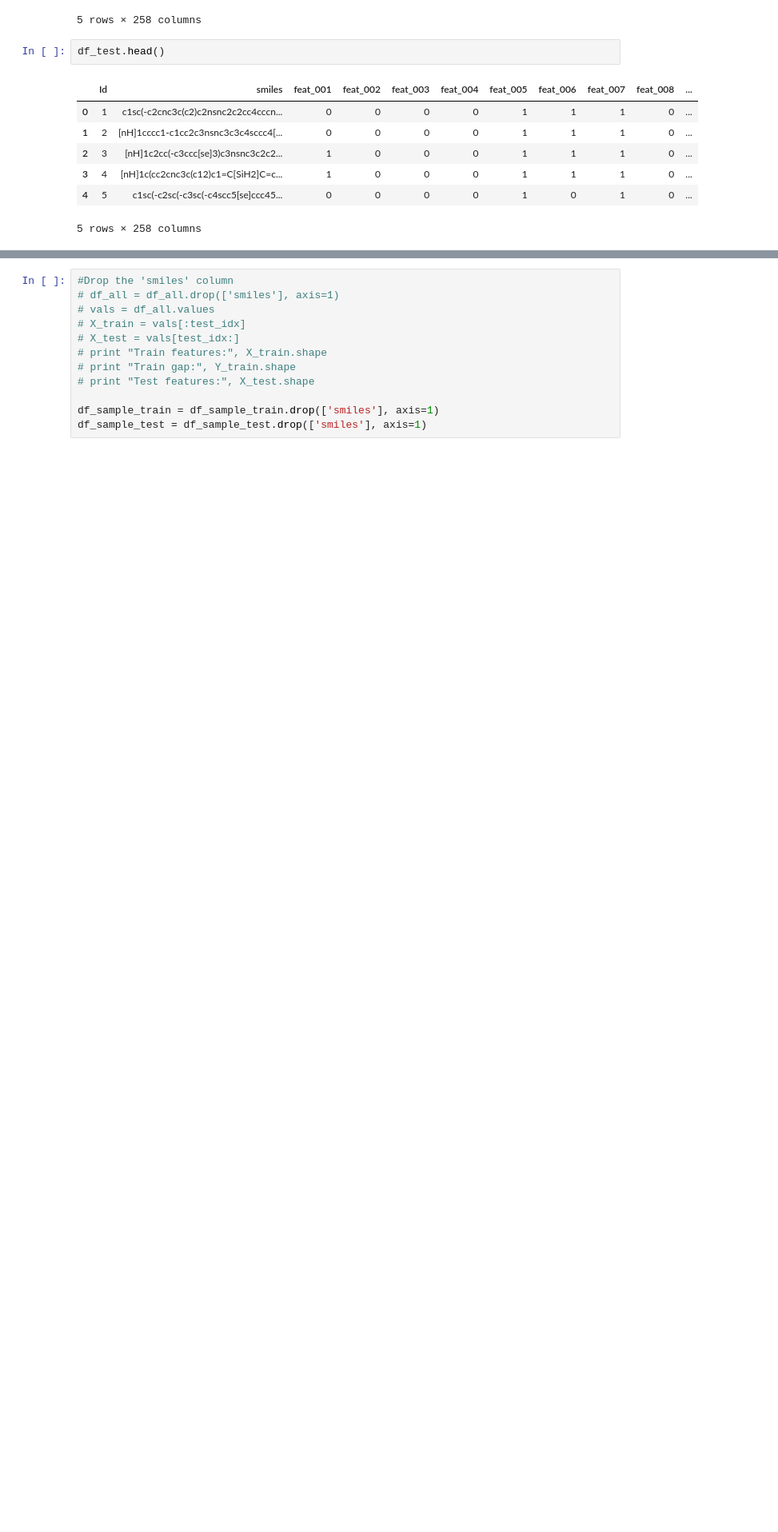
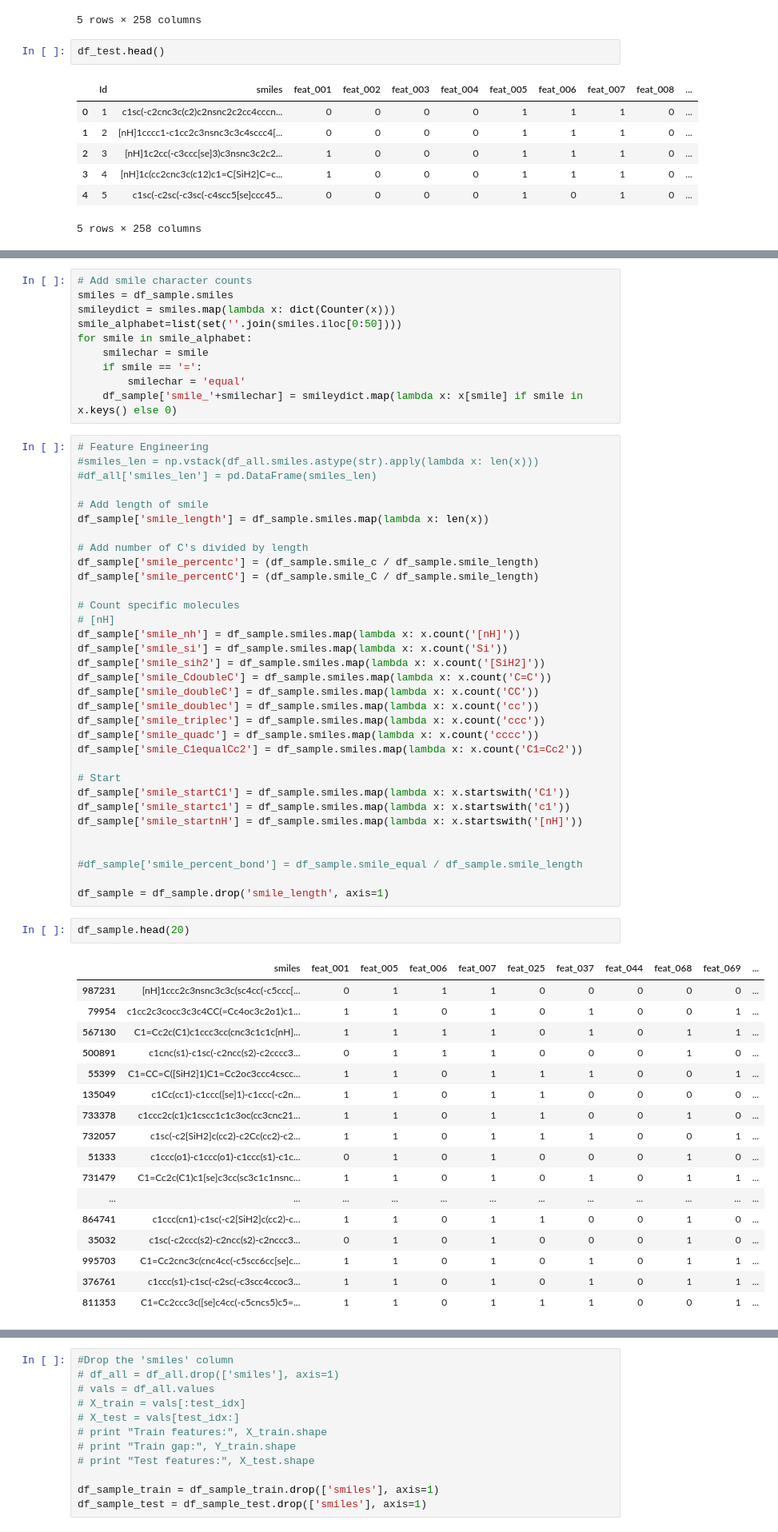
Before and after one commit to averyfaller/CS181Practical, a Jupyter notebook: 1/sample_neil.ipynb, the cells around one changed output, grey strips where cells are left out. Shown: that part at 80% size. Drawn from its saved outputs; the diff is of its cells as text; blank space fills up the shorter version.

```diff
--- a/1/sample_neil.ipynb
+++ b/1/sample_neil.ipynb
@@ -48,3 +48,66 @@ for i in range(1,256):
     if df_sample['feat_%03d' % i].sum() == 0:
         zero_cols.append('feat_%03d' % i)
 df_sample = df_sample.drop(zero_cols, axis=1)
+# %%
+# Add smile character counts
+smiles = df_sample.smiles
+smileydict = smiles.map(lambda x: dict(Counter(x)))
+smile_alphabet=list(set(''.join(smiles.iloc[0:50])))
+for smile in smile_alphabet:
+    smilechar = smile
+    if smile == '=':
+        smilechar = 'equal'
+    df_sample['smile_'+smilechar] = smileydict.map(lambda x: x[smile] if smile in x.keys() else 0)
+# %%
+# Feature Engineering
+#smiles_len = np.vstack(df_all.smiles.astype(str).apply(lambda x: len(x)))
+#df_all['smiles_len'] = pd.DataFrame(smiles_len)
+
+# Add length of smile
+df_sample['smile_length'] = df_sample.smiles.map(lambda x: len(x))
+
+# Add number of C's divided by length
+df_sample['smile_percentc'] = (df_sample.smile_c / df_sample.smile_length)
+df_sample['smile_percentC'] = (df_sample.smile_C / df_sample.smile_length)
+
+# Count specific molecules
+# [nH]
+df_sample['smile_nh'] = df_sample.smiles.map(lambda x: x.count('[nH]'))
+df_sample['smile_si'] = df_sample.smiles.map(lambda x: x.count('Si'))
+df_sample['smile_sih2'] = df_sample.smiles.map(lambda x: x.count('[SiH2]'))
+df_sample['smile_CdoubleC'] = df_sample.smiles.map(lambda x: x.count('C=C'))
+df_sample['smile_doubleC'] = df_sample.smiles.map(lambda x: x.count('CC'))
+df_sample['smile_doublec'] = df_sample.smiles.map(lambda x: x.count('cc'))
+df_sample['smile_triplec'] = df_sample.smiles.map(lambda x: x.count('ccc'))
+df_sample['smile_quadc'] = df_sample.smiles.map(lambda x: x.count('cccc'))
+df_sample['smile_C1equalCc2'] = df_sample.smiles.map(lambda x: x.count('C1=Cc2'))
+
+# Start
+df_sample['smile_startC1'] = df_sample.smiles.map(lambda x: x.startswith('C1'))
+df_sample['smile_startc1'] = df_sample.smiles.map(lambda x: x.startswith('c1'))
+df_sample['smile_startnH'] = df_sample.smiles.map(lambda x: x.startswith('[nH]'))
+
+
+#df_sample['smile_percent_bond'] = df_sample.smile_equal / df_sample.smile_length
+
+df_sample = df_sample.drop('smile_length', axis=1)
+# %%
+df_sample.head(20)
+# %% [output]
+|  | smiles | feat_001 | feat_005 | feat_006 | feat_007 | feat_025 | feat_037 | feat_044 | feat_068 | feat_069 | ... |
+| 987231 | [nH]1ccc2c3nsnc3c3c(sc4cc(-c5ccc[... | 0 | 1 | 1 | 1 | 0 | 0 | 0 | 0 | 0 | ... |
+| 79954 | c1cc2c3cocc3c3c4CC(=Cc4oc3c2o1)c1... | 1 | 1 | 0 | 1 | 0 | 1 | 0 | 0 | 1 | ... |
+| 567130 | C1=Cc2c(C1)c1ccc3cc(cnc3c1c1c[nH]... | 1 | 1 | 1 | 1 | 0 | 1 | 0 | 1 | 1 | ... |
+| 500891 | c1cnc(s1)-c1sc(-c2ncc(s2)-c2cccc3... | 0 | 1 | 1 | 1 | 0 | 0 | 0 | 1 | 0 | ... |
+| 55399 | C1=CC=C([SiH2]1)C1=Cc2oc3ccc4cscc... | 1 | 1 | 0 | 1 | 1 | 1 | 0 | 0 | 1 | ... |
+| 135049 | c1Cc(cc1)-c1ccc([se]1)-c1ccc(-c2n... | 1 | 1 | 0 | 1 | 1 | 0 | 0 | 0 | 0 | ... |
+| 733378 | c1ccc2c(c1)c1cscc1c1c3oc(cc3cnc21... | 1 | 1 | 0 | 1 | 1 | 0 | 0 | 1 | 0 | ... |
+| 732057 | c1sc(-c2[SiH2]c(cc2)-c2Cc(cc2)-c2... | 1 | 1 | 0 | 1 | 1 | 1 | 0 | 0 | 1 | ... |
+| 51333 | c1ccc(o1)-c1ccc(o1)-c1ccc(s1)-c1c... | 0 | 1 | 0 | 1 | 0 | 0 | 0 | 1 | 0 | ... |
+| 731479 | C1=Cc2c(C1)c1[se]c3cc(sc3c1c1nsnc... | 1 | 1 | 0 | 1 | 0 | 1 | 0 | 1 | 1 | ... |
+| ... | ... | ... | ... | ... | ... | ... | ... | ... | ... | ... | ... |
+| 864741 | c1ccc(cn1)-c1sc(-c2[SiH2]c(cc2)-c... | 1 | 1 | 0 | 1 | 1 | 0 | 0 | 1 | 0 | ... |
+| 35032 | c1sc(-c2ccc(s2)-c2ncc(s2)-c2nccc3... | 0 | 1 | 0 | 1 | 0 | 0 | 0 | 1 | 0 | ... |
+| 995703 | C1=Cc2cnc3c(cnc4cc(-c5scc6cc[se]c... | 1 | 1 | 0 | 1 | 0 | 1 | 0 | 1 | 1 | ... |
+| 376761 | c1ccc(s1)-c1sc(-c2sc(-c3scc4ccoc3... | 1 | 1 | 0 | 1 | 0 | 1 | 0 | 1 | 1 | ... |
+| 811353 | C1=Cc2ccc3c([se]c4cc(-c5cncs5)c5=... | 1 | 1 | 0 | 1 | 1 | 1 | 0 | 0 | 1 | ... |
```
Also changed, not shown: parts of 12 cells of this notebook.
